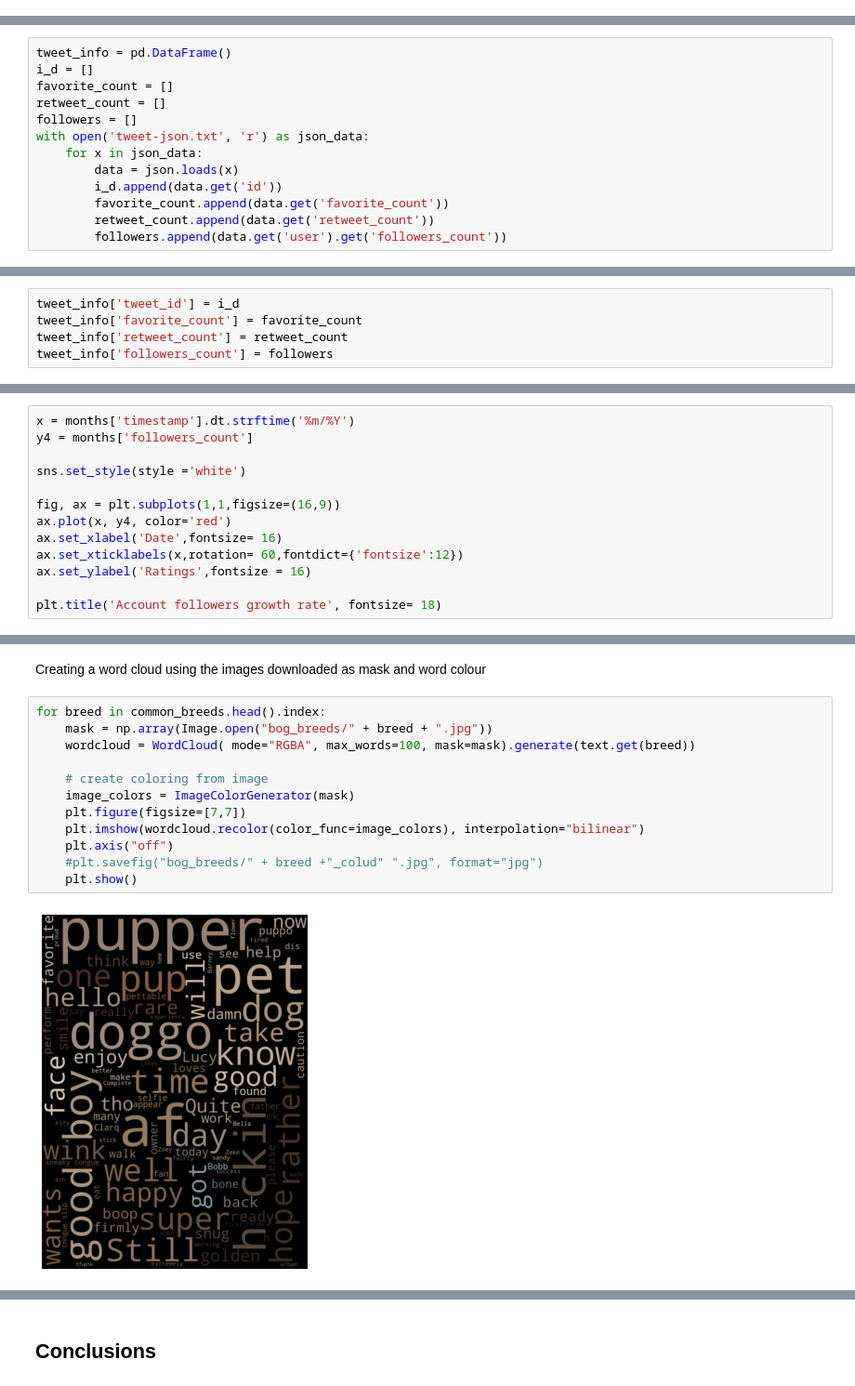
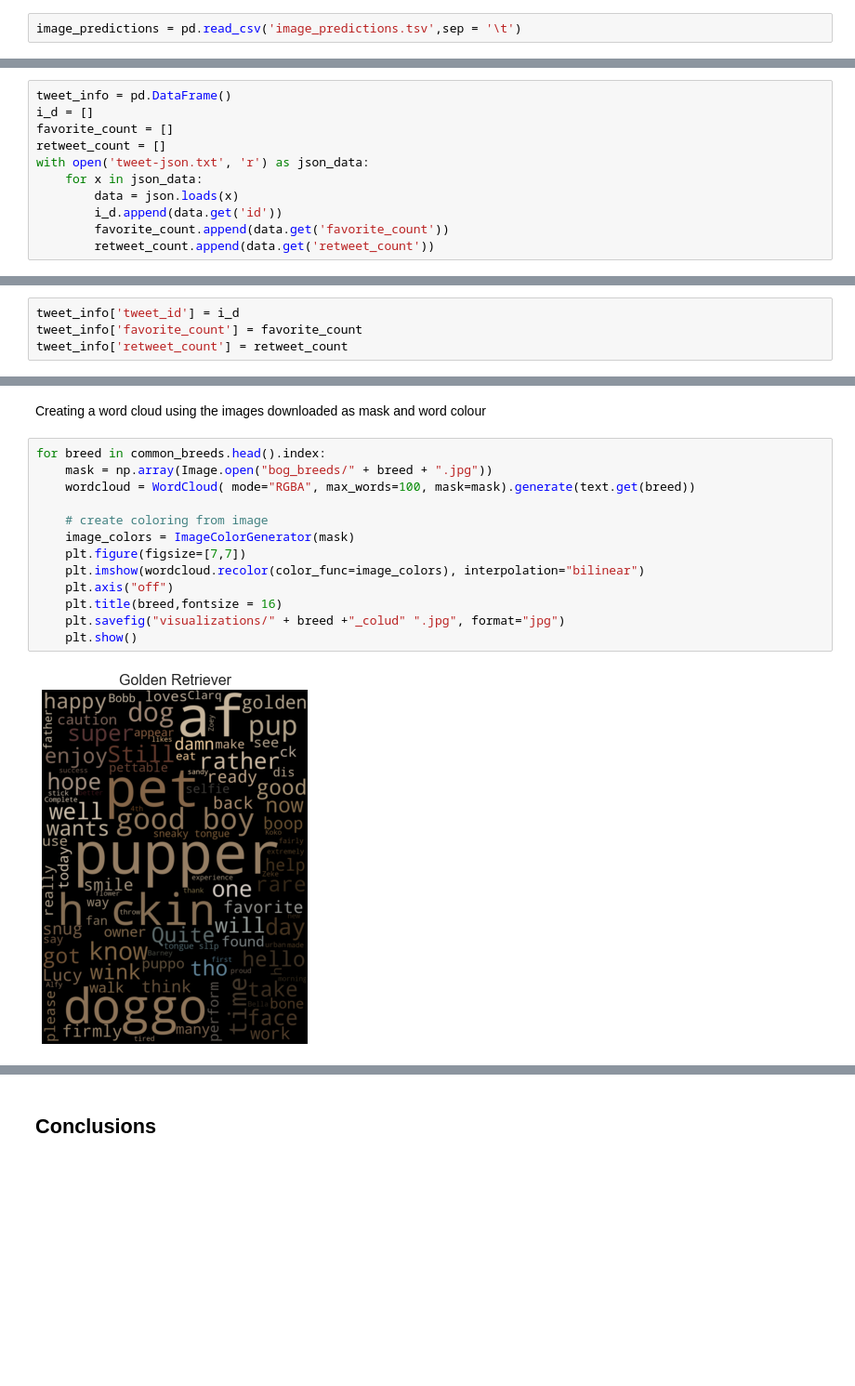
Before and after one commit to Tobi-David/Analyse-welovedogs-twitter-posts, a Jupyter notebook: wrangle_act.ipynb, the cells around one changed output, grey strips where cells are left out. Shown at 93% size. Cells and saved outputs as stored; diff of their text form; blank space fills up the shorter version.

```diff
--- a/wrangle_act.ipynb
+++ b/wrangle_act.ipynb
@@ -64,3 +74,5 @@ image_predictions = pd.read_csv('image-predictions.tsv',sep = '\t')
+# %%
+image_predictions = pd.read_csv('image_predictions.tsv',sep = '\t')
 # %% [markdown]
 Getting Twitter API's access_token and access_secret <br>
 The consumer_key and secret are hidden to comply with Twitter's API terms and conditions
@@ -108,18 +117,15 @@ tweet_info = pd.DataFrame()
 i_d = []
 favorite_count = []
 retweet_count = []
-followers = []
 with open('tweet-json.txt', 'r') as json_data:
     for x in json_data:
         data = json.loads(x)
         i_d.append(data.get('id'))
         favorite_count.append(data.get('favorite_count'))
         retweet_count.append(data.get('retweet_count'))
-        followers.append(data.get('user').get('followers_count'))
 # %% [markdown]
 Writing the data into a dataframe called `tweet_info`
 # %%
 tweet_info['tweet_id'] = i_d
 tweet_info['favorite_count'] = favorite_count
 tweet_info['retweet_count'] = retweet_count
-tweet_info['followers_count'] = followers
@@ -1155,13 +1187,0 @@ Plotting a time series for the change in the numbers of followers
-# %%
-x = months['timestamp'].dt.strftime('%m/%Y')
-y4 = months['followers_count']
-
-sns.set_style(style ='white')
-
-fig, ax = plt.subplots(1,1,figsize=(16,9))
-ax.plot(x, y4, color='red')
-ax.set_xlabel('Date',fontsize= 16)
-ax.set_xticklabels(x,rotation= 60,fontdict={'fontsize':12})
-ax.set_ylabel('Ratings',fontsize = 16)
-
-plt.title('Account followers growth rate', fontsize= 18)
@@ -1210,14 +1227,15 @@ Creating a word cloud using the images downloaded as mask and word colour
 # %%
 for breed in common_breeds.head().index:
     mask = np.array(Image.open("bog_breeds/" + breed + ".jpg"))
     wordcloud = WordCloud( mode="RGBA", max_words=100, mask=mask).generate(text.get(breed))
 
     # create coloring from image
     image_colors = ImageColorGenerator(mask)
     plt.figure(figsize=[7,7])
     plt.imshow(wordcloud.recolor(color_func=image_colors), interpolation="bilinear")
     plt.axis("off")
-    #plt.savefig("bog_breeds/" + breed +"_colud" ".jpg", format="jpg")
+    plt.title(breed,fontsize = 16)
+    plt.savefig("visualizations/" + breed +"_colud" ".jpg", format="jpg")
     plt.show()
 # %% [output]
-[figure, old version]
+[figure, new version]
```
Also changed, not shown: parts of 54 cells of this notebook, 5 other files.
